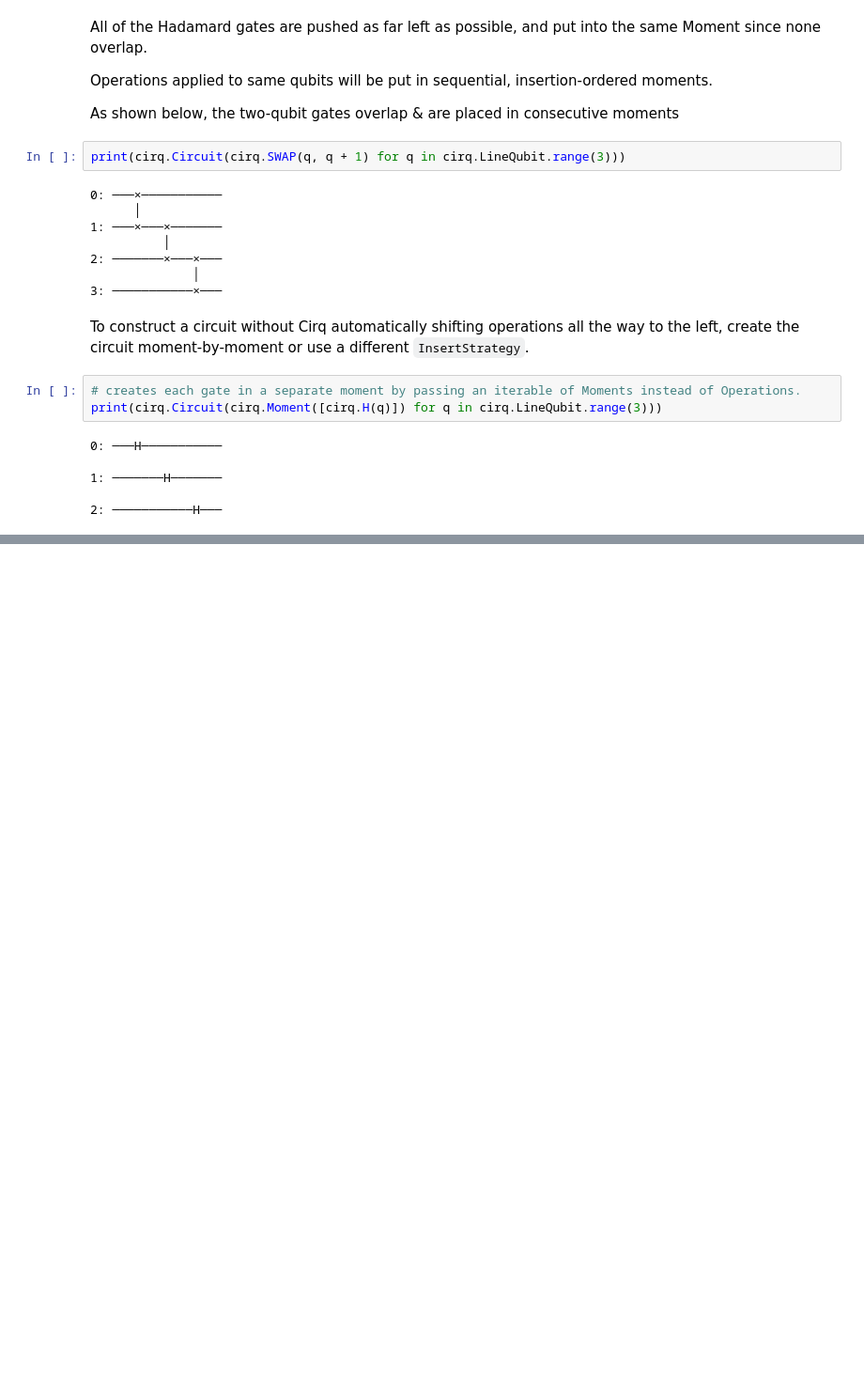
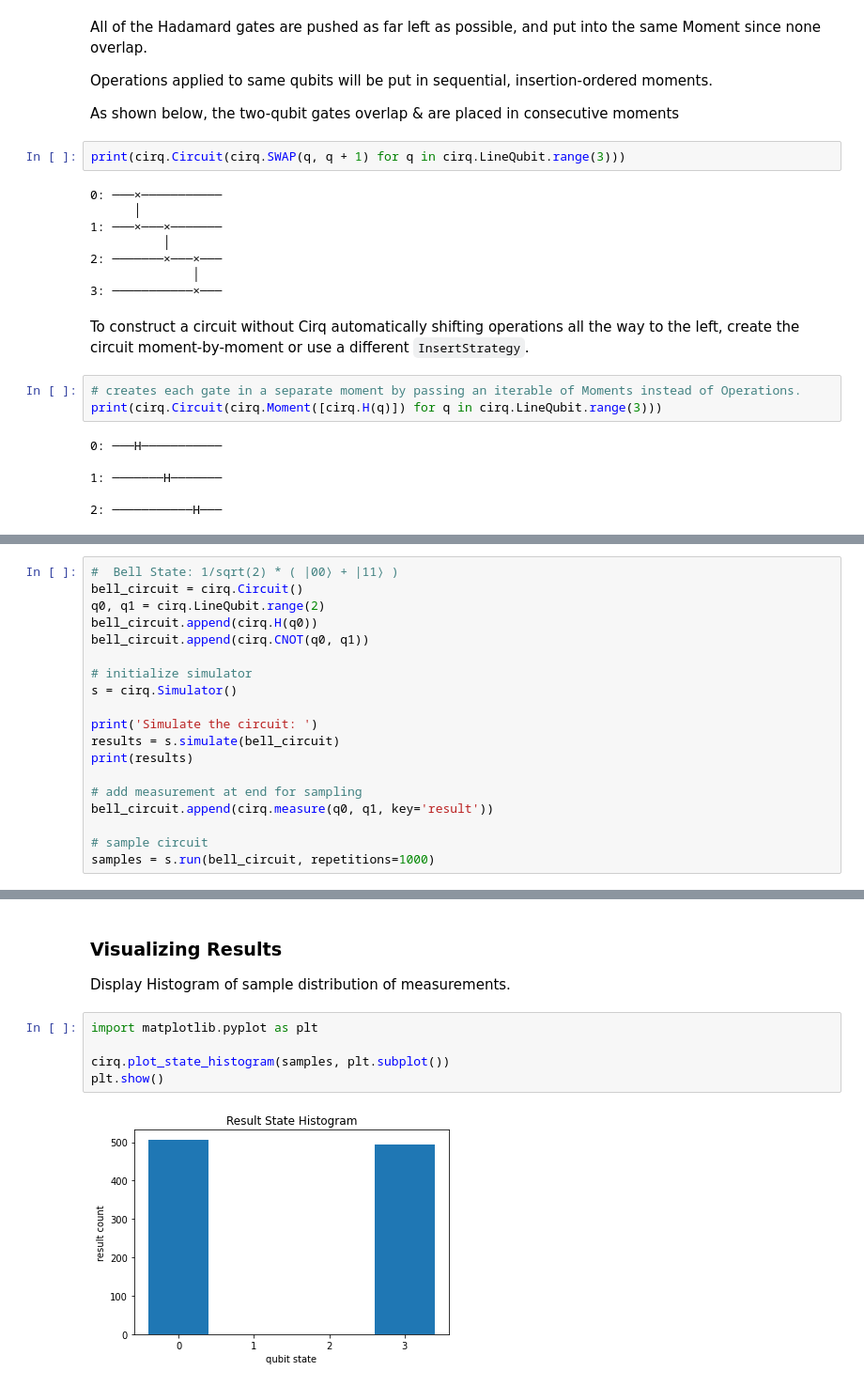
Before and after one commit to anubhavde/quantum-madness, a Jupyter notebook: quantum-madness.ipynb, the cells around one changed output, grey strips where cells are left out. Shown at 94% size. Drawn from its saved outputs; the diff is of its cells as text; blank space fills up the shorter version.

```diff
--- a/quantum-madness.ipynb
+++ b/quantum-madness.ipynb
@@ -192,0 +229,19 @@ print(cirq.Circuit(cirq.Moment([cirq.H(q)]) for q in cirq.LineQubit.range(3)))
+# %%
+#  Bell State: 1/sqrt(2) * ( |00⟩ + |11⟩ )
+bell_circuit = cirq.Circuit()
+q0, q1 = cirq.LineQubit.range(2)
+bell_circuit.append(cirq.H(q0))
+bell_circuit.append(cirq.CNOT(q0, q1))
+
+# initialize simulator
+s = cirq.Simulator()
+
+print('Simulate the circuit: ')
+results = s.simulate(bell_circuit)
+print(results)
+
+# add measurement at end for sampling
+bell_circuit.append(cirq.measure(q0, q1, key='result'))
+
+# sample circuit
+samples = s.run(bell_circuit, repetitions=1000)
@@ -192,0 +257,11 @@ print(cirq.Circuit(cirq.Moment([cirq.H(q)]) for q in cirq.LineQubit.range(3)))
+# %% [markdown]
+### **Visualizing Results**
+
+Display Histogram of sample distribution of measurements.
+# %%
+import matplotlib.pyplot as plt
+
+cirq.plot_state_histogram(samples, plt.subplot())
+plt.show()
+# %% [output]
+[figure, added]
```
Also changed, not shown: parts of 19 cells of this notebook.
